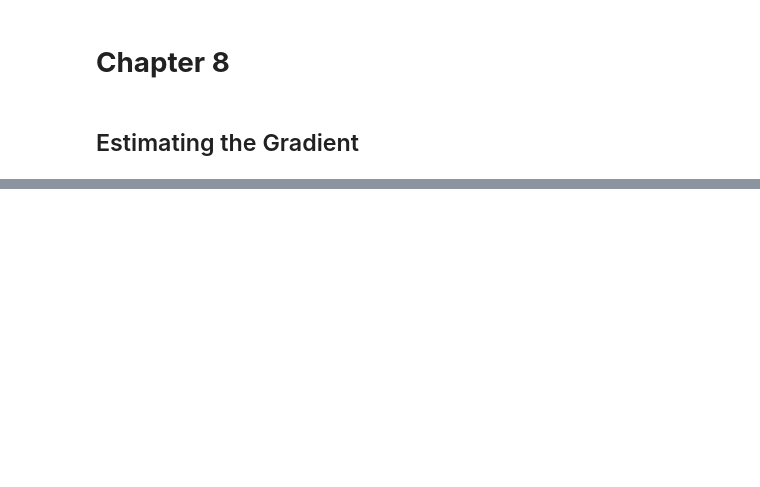
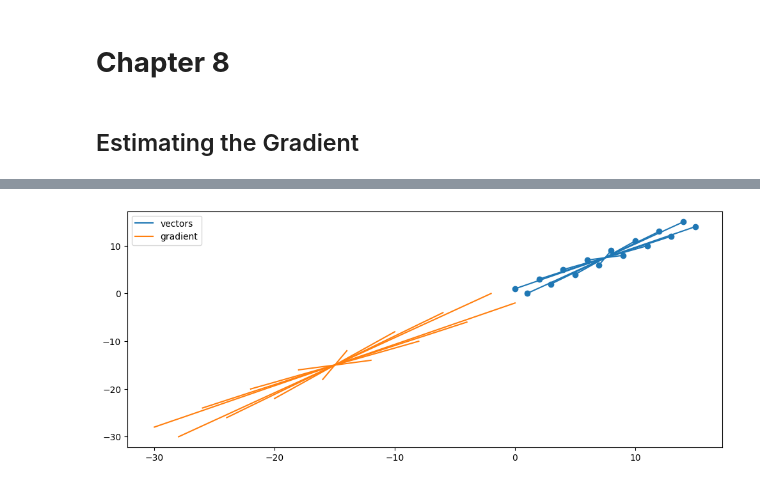
Before and after one commit to TheLastAurora/ds_scratch, a Jupyter notebook: ch_8.ipynb, the cells around one changed output, grey strips where cells are left out. Saved outputs shown, nothing was run; the diff lists cells and outputs as text; code cells hidden in the pictures; blank space fills up the shorter version.

```diff
--- a/ch_8.ipynb
+++ b/ch_8.ipynb
@@ -64,0 +96,13 @@ plt.show()
+# %%
+nums = [x for x in range(0, 16)]
+vectors = [Vector([x, y]) for x, y in zip(nums, nums[::-1])]
+gradients = [estimate_gradient(conic, v, 1e-12) for v in vectors]
+plt.figure().set_figwidth(12)
+plt.plot(*vectors, c='C0', marker='o')
+plt.plot([], [], c='C0', label='vectors')
+plt.plot(*gradients, c='C1')
+plt.plot([], [], c='C1', label='gradient')
+plt.legend()
+plt.show()
+# %% [output]
+[figure, added]
```
Also changed, not shown: parts of 11 cells of this notebook, 1 other file.
